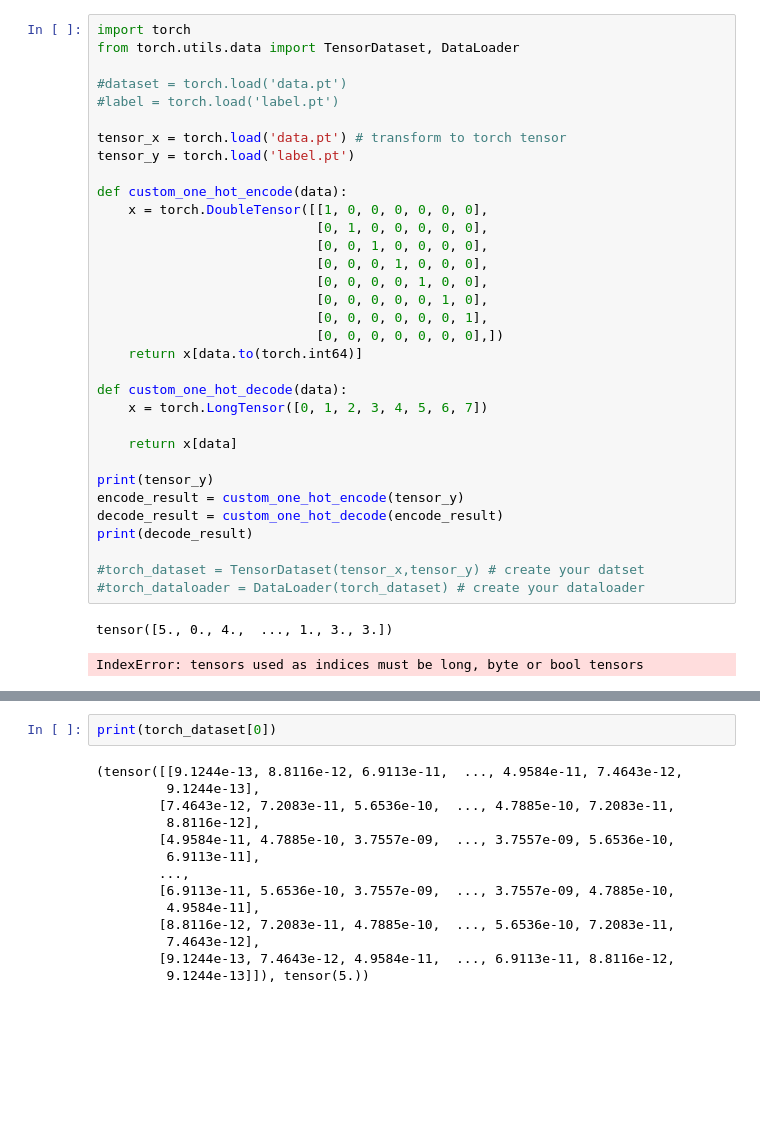
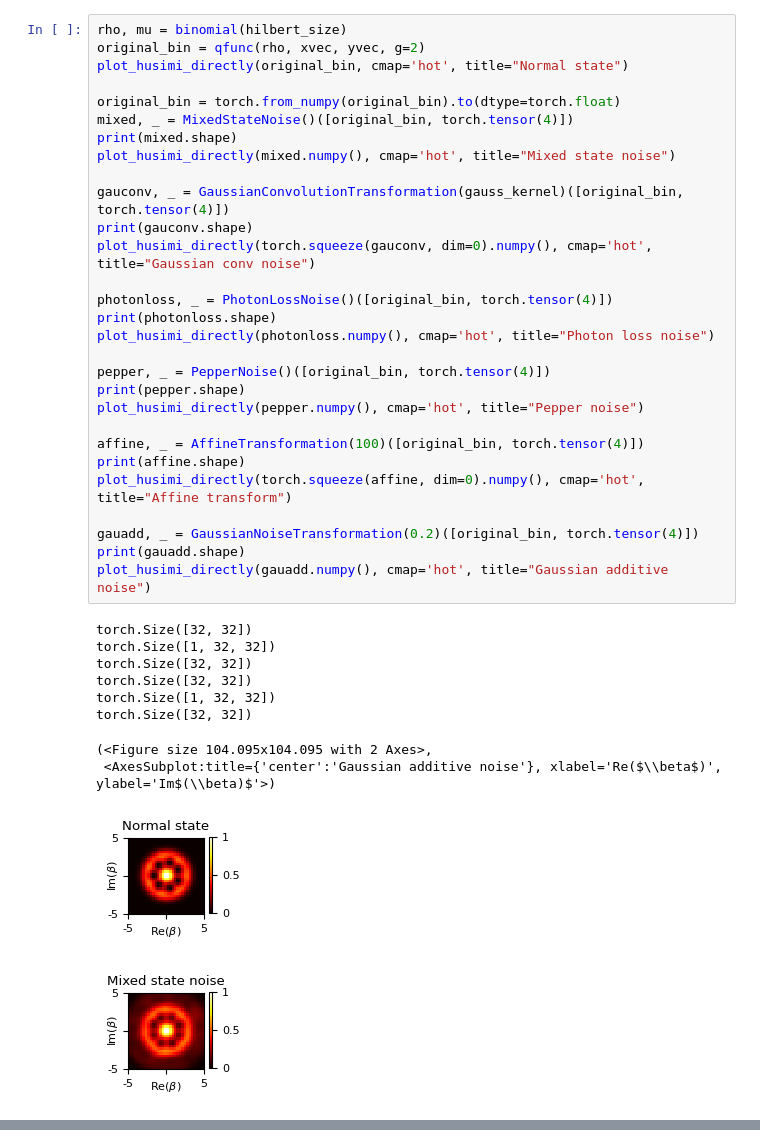
Before and after one commit to luutn2002/oqt_test, a Jupyter notebook: new_src/Untitled.ipynb, the cells around one changed output, grey strips where cells are left out. Cells and saved outputs as stored; diff of their text form; blank space fills up the shorter version.

```diff
--- a/new_src/Untitled.ipynb
+++ b/new_src/Untitled.ipynb
@@ -1,36 +204,40 @@
 # %%
-import torch
-from torch.utils.data import TensorDataset, DataLoader
+rho, mu = binomial(hilbert_size)
+original_bin = qfunc(rho, xvec, yvec, g=2)
+plot_husimi_directly(original_bin, cmap='hot', title="Normal state")
 
-#dataset = torch.load('data.pt')
-#label = torch.load('label.pt')
+original_bin = torch.from_numpy(original_bin).to(dtype=torch.float)
+mixed, _ = MixedStateNoise()([original_bin, torch.tensor(4)])
+print(mixed.shape)
+plot_husimi_directly(mixed.numpy(), cmap='hot', title="Mixed state noise")
 
-tensor_x = torch.load('data.pt') # transform to torch tensor
-tensor_y = torch.load('label.pt')
+gauconv, _ = GaussianConvolutionTransformation(gauss_kernel)([original_bin, torch.tensor(4)])
+print(gauconv.shape)
+plot_husimi_directly(torch.squeeze(gauconv, dim=0).numpy(), cmap='hot', title="Gaussian conv noise")
 
-def custom_one_hot_encode(data):
-    x = torch.DoubleTensor([[1, 0, 0, 0, 0, 0, 0],
-                            [0, 1, 0, 0, 0, 0, 0],
-                            [0, 0, 1, 0, 0, 0, 0],
-                            [0, 0, 0, 1, 0, 0, 0],
-                            [0, 0, 0, 0, 1, 0, 0],
-                            [0, 0, 0, 0, 0, 1, 0],
-                            [0, 0, 0, 0, 0, 0, 1],
-                            [0, 0, 0, 0, 0, 0, 0],])
-    return x[data.to(torch.int64)]
+photonloss, _ = PhotonLossNoise()([original_bin, torch.tensor(4)])
+print(photonloss.shape)
+plot_husimi_directly(photonloss.numpy(), cmap='hot', title="Photon loss noise")
 
-def custom_one_hot_decode(data):
-    x = torch.LongTensor([0, 1, 2, 3, 4, 5, 6, 7])
+pepper, _ = PepperNoise()([original_bin, torch.tensor(4)])
+print(pepper.shape)
+plot_husimi_directly(pepper.numpy(), cmap='hot', title="Pepper noise")
 
-    return x[data]
+affine, _ = AffineTransformation(100)([original_bin, torch.tensor(4)])
+print(affine.shape)
+plot_husimi_directly(torch.squeeze(affine, dim=0).numpy(), cmap='hot', title="Affine transform")
 
-print(tensor_y)
-encode_result = custom_one_hot_encode(tensor_y)
-decode_result = custom_one_hot_decode(encode_result)
-print(decode_result)
-
-#torch_dataset = TensorDataset(tensor_x,tensor_y) # create your datset
-#torch_dataloader = DataLoader(torch_dataset) # create your dataloader
+gauadd, _ = GaussianNoiseTransformation(0.2)([original_bin, torch.tensor(4)])
+print(gauadd.shape)
+plot_husimi_directly(gauadd.numpy(), cmap='hot', title="Gaussian additive noise")
 # %% [output]
-tensor([5., 0., 4.,  ..., 1., 3., 3.])
+torch.Size([32, 32])
+torch.Size([1, 32, 32])
+torch.Size([32, 32])
+torch.Size([32, 32])
+torch.Size([1, 32, 32])
+torch.Size([32, 32])
-IndexError: tensors used as indices must be long, byte or bool tensors
+(<Figure size 104.095x104.095 with 2 Axes>,
+ <AxesSubplot:title={'center':'Gaussian additive noise'}, xlabel='Re($\\beta$)', ylabel='Im$(\\beta)$'>)
+[figure, added]
+[figure, added]
@@ -37,16 +248,0 @@ IndexError: tensors used as indices must be long, byte or bool tensors
-# %%
-print(torch_dataset[0])
-# %% [output]
-(tensor([[9.1244e-13, 8.8116e-12, 6.9113e-11,  ..., 4.9584e-11, 7.4643e-12,
-         9.1244e-13],
-        [7.4643e-12, 7.2083e-11, 5.6536e-10,  ..., 4.7885e-10, 7.2083e-11,
-         8.8116e-12],
-        [4.9584e-11, 4.7885e-10, 3.7557e-09,  ..., 3.7557e-09, 5.6536e-10,
-         6.9113e-11],
-        ...,
-        [6.9113e-11, 5.6536e-10, 3.7557e-09,  ..., 3.7557e-09, 4.7885e-10,
-         4.9584e-11],
-        [8.8116e-12, 7.2083e-11, 4.7885e-10,  ..., 5.6536e-10, 7.2083e-11,
-         7.4643e-12],
-        [9.1244e-13, 7.4643e-12, 4.9584e-11,  ..., 6.9113e-11, 8.8116e-12,
-         9.1244e-13]]), tensor(5.))
```
Also changed, not shown: parts of 6 cells of this notebook.
